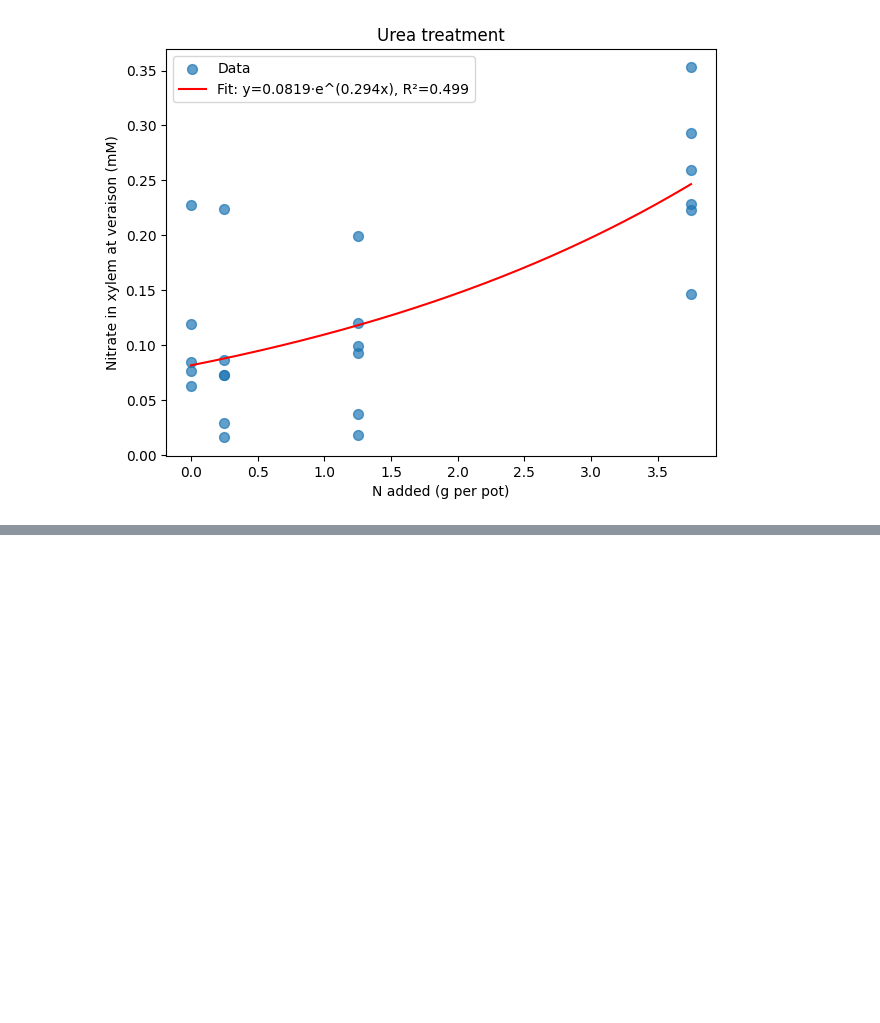
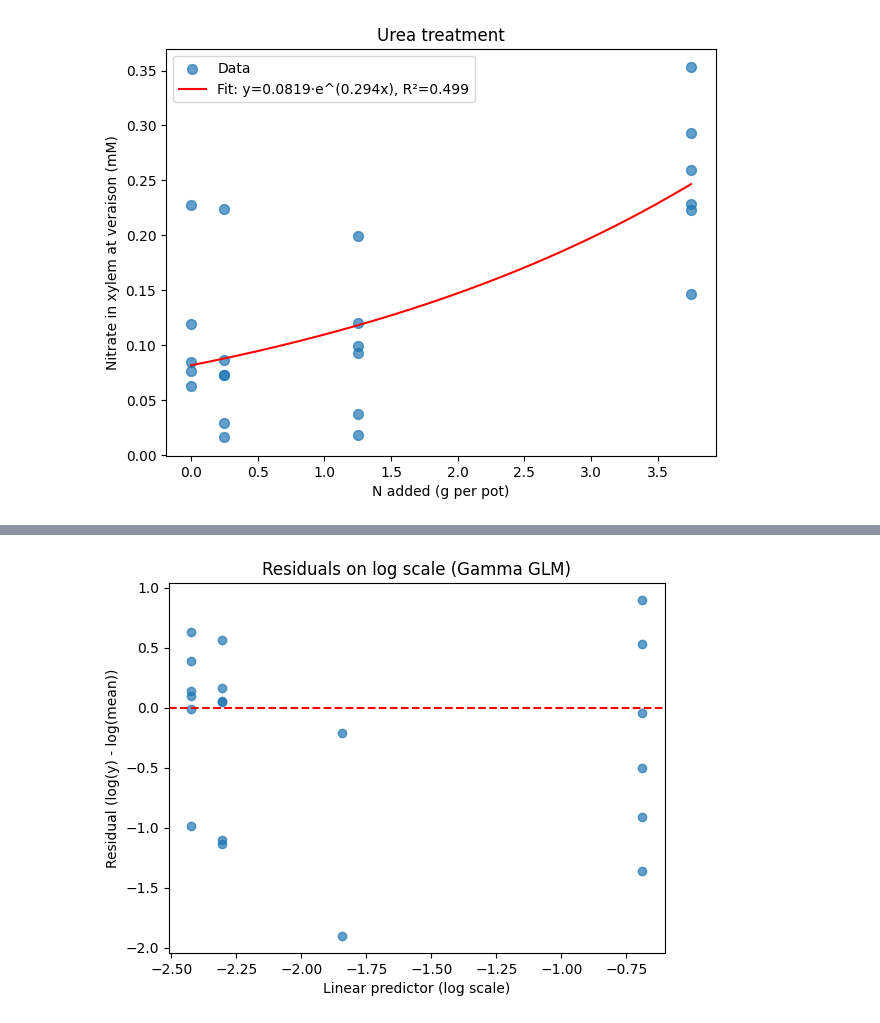
Before and after one commit to plashmore/nitrate_ce, a Jupyter notebook: 03-statistical_analysis/02-plots.ipynb, the cells around one changed output, grey strips where cells are left out. Saved outputs shown, nothing was run; the diff lists cells and outputs as text; code cells hidden in the pictures; blank space fills up the shorter version.

```diff
--- a/03-statistical_analysis/02-plots.ipynb
+++ b/03-statistical_analysis/02-plots.ipynb
@@ -217,0 +336,13 @@ plt.show()
+# %%
+log_y = np.log(y)
+linear_pred = gamma_res.predict(X, linear=True)
+resid = log_y - linear_pred
+
+plt.scatter(linear_pred, resid, alpha=0.7)
+plt.axhline(0, color='r', linestyle='--')
+plt.xlabel("Linear predictor (log scale)")
+plt.ylabel("Residual (log(y) - log(mean))")
+plt.title("Residuals on log scale (Gamma GLM)")
+plt.show()
+# %% [output]
+[figure, added]
```
Also changed, not shown: parts of 9 cells of this notebook.
